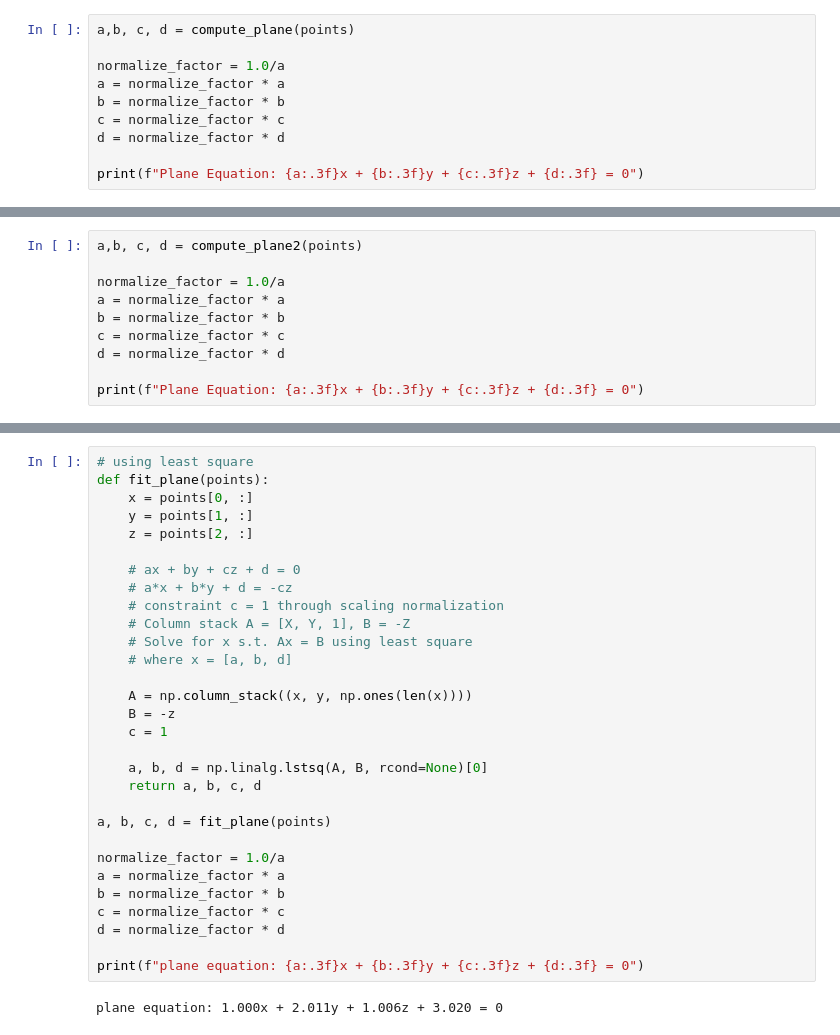
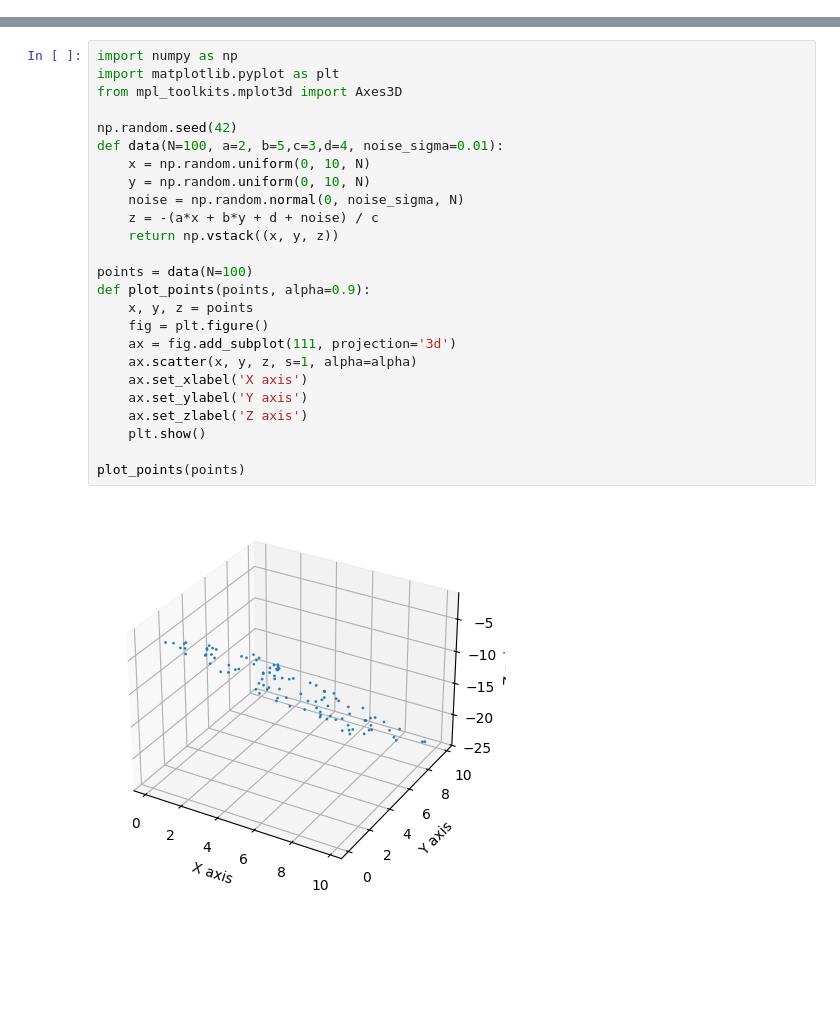
Before and after one commit to QuangMDoan/controller2d-nix, a Jupyter notebook: course3/module6/plane.ipynb, the cells around one changed output, grey strips where cells are left out. Drawn from its saved outputs; the diff is of its cells as text; blank space fills up the shorter version.

Commit message:
Fit a plane and visualize it

```diff
--- a/course3/module6/plane.ipynb
+++ b/course3/module6/plane.ipynb
@@ -29,10 +0,0 @@ points.shape: (3, 100000),
-# %%
-a,b, c, d = compute_plane(points)
-
-normalize_factor = 1.0/a
-a = normalize_factor * a
-b = normalize_factor * b
-c = normalize_factor * c
-d = normalize_factor * d
-
-print(f"Plane Equation: {a:.3f}x + {b:.3f}y + {c:.3f}z + {d:.3f} = 0")
@@ -41,10 +0,0 @@ Plane Equation: 1.000x + 2.002y + 0.981z + 2.913 = 0
-# %%
-a,b, c, d = compute_plane2(points)
-
-normalize_factor = 1.0/a
-a = normalize_factor * a
-b = normalize_factor * b
-c = normalize_factor * c
-d = normalize_factor * d
-
-print(f"Plane Equation: {a:.3f}x + {b:.3f}y + {c:.3f}z + {d:.3f} = 0")
@@ -53,32 +1,27 @@ MemoryError: Unable to allocate 74.5 GiB for an array with shape (100000, 100000
-# %%
-# using least square
-def fit_plane(points):
-    x = points[0, :]
-    y = points[1, :]
-    z = points[2, :]
-
-    # ax + by + cz + d = 0
-    # a*x + b*y + d = -cz
-    # constraint c = 1 through scaling normalization
-    # Column stack A = [X, Y, 1], B = -Z
-    # Solve for x s.t. Ax = B using least square
-    # where x = [a, b, d]
-
-    A = np.column_stack((x, y, np.ones(len(x))))
-    B = -z
-    c = 1
-
-    a, b, d = np.linalg.lstsq(A, B, rcond=None)[0]
-    return a, b, c, d
-
-a, b, c, d = fit_plane(points)
-
-normalize_factor = 1.0/a
-a = normalize_factor * a
-b = normalize_factor * b
-c = normalize_factor * c
-d = normalize_factor * d
-
-print(f"plane equation: {a:.3f}x + {b:.3f}y + {c:.3f}z + {d:.3f} = 0")
-# %% [output]
-plane equation: 1.000x + 2.011y + 1.006z + 3.020 = 0
+# %%
+import numpy as np
+import matplotlib.pyplot as plt
+from mpl_toolkits.mplot3d import Axes3D
+
+np.random.seed(42)
+def data(N=100, a=2, b=5,c=3,d=4, noise_sigma=0.01):
+    x = np.random.uniform(0, 10, N)
+    y = np.random.uniform(0, 10, N)
+    noise = np.random.normal(0, noise_sigma, N)
+    z = -(a*x + b*y + d + noise) / c
+    return np.vstack((x, y, z))
+
+points = data(N=100)
+def plot_points(points, alpha=0.9):
+    x, y, z = points
+    fig = plt.figure()
+    ax = fig.add_subplot(111, projection='3d')
+    ax.scatter(x, y, z, s=1, alpha=alpha)
+    ax.set_xlabel('X axis')
+    ax.set_ylabel('Y axis')
+    ax.set_zlabel('Z axis')
+    plt.show()
+
+plot_points(points)
+# %% [output]
+[figure, added]
```
Also changed, not shown: parts of 4 cells of this notebook.
